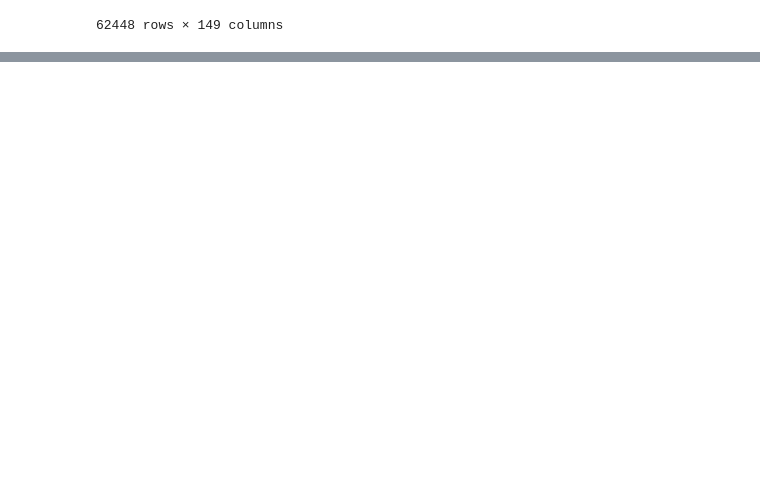
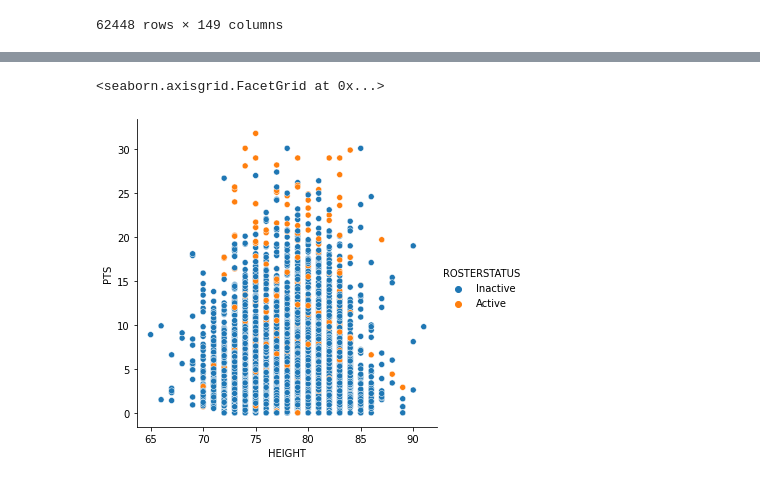
Before and after one commit to data301-2021-winter1/project-group-46-project-1, a Jupyter notebook: notebooks/analysis1.ipynb, the cells around one changed output, grey strips where cells are left out. Saved outputs shown, nothing was run; the diff lists cells and outputs as text; code cells hidden in the pictures; blank space fills up the shorter version.

```diff
--- a/notebooks/analysis1.ipynb
+++ b/notebooks/analysis1.ipynb
@@ -78,0 +203,6 @@ pd.read_csv("../data/raw/Game.csv")
+# %%
+sns.relplot(x= 'HEIGHT', y= 'PTS', hue = 'ROSTERSTATUS', data = perfect)
+#TRYING T SEE THE RELATIONSHIP BETWEEN HEIGHT LENGTH AND NUMBER OF POINTS SCORED
+# %% [output]
+<seaborn.axisgrid.FacetGrid at 0x...>
+[figure, added]
```
Also changed, not shown: parts of 25 cells of this notebook, 4 other files.
